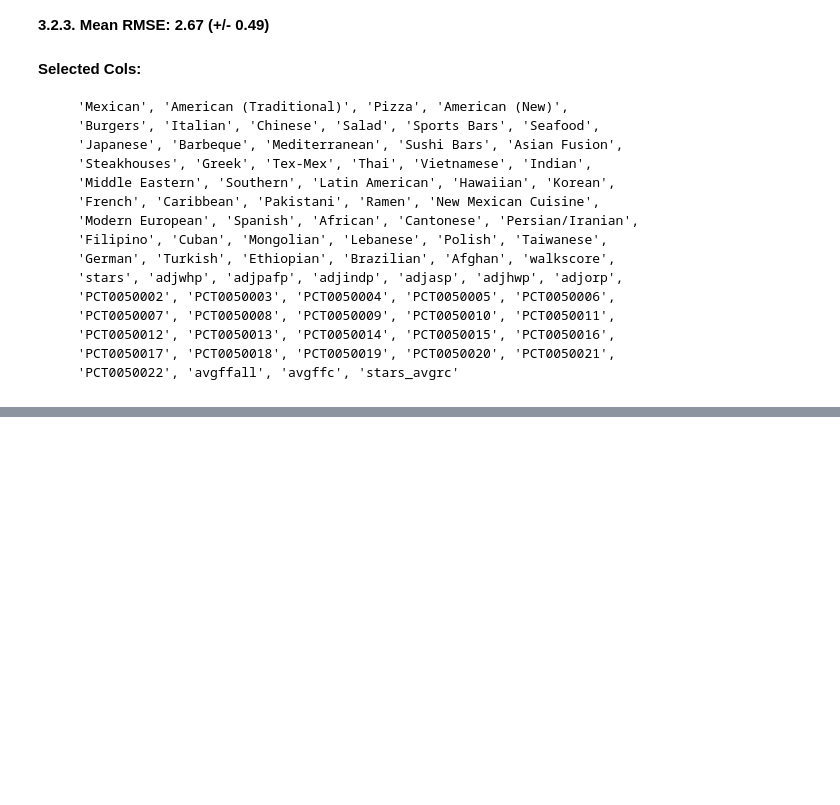
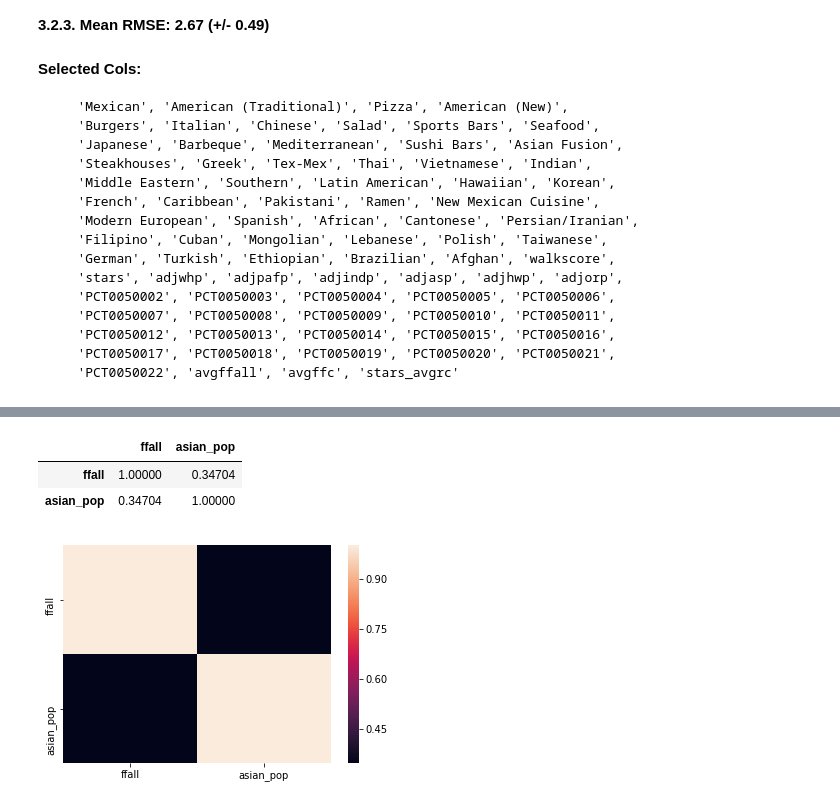
Before and after one commit to nirupampratap/fall2018cse6242, a Jupyter notebook: src/python/nirupam/LocationPrediction-FinalModel.ipynb, the cells around one changed output, grey strips where cells are left out. Cells and saved outputs as stored; diff of their text form; code cells hidden in the pictures; blank space fills up the shorter version.

```diff
--- a/src/python/nirupam/LocationPrediction-FinalModel.ipynb
+++ b/src/python/nirupam/LocationPrediction-FinalModel.ipynb
@@ -280,0 +333,8 @@ R-Square on Testing set 0.2834138031141984
+# %%
+sns.heatmap(data.corr())
+data.corr()
+# %% [output]
+|  | ffall | asian_pop |
+| ffall | 1.00000 | 0.34704 |
+| asian_pop | 0.34704 | 1.00000 |
+[figure, added]
```
Also changed, not shown: parts of 5 cells of this notebook, 11 other files.
